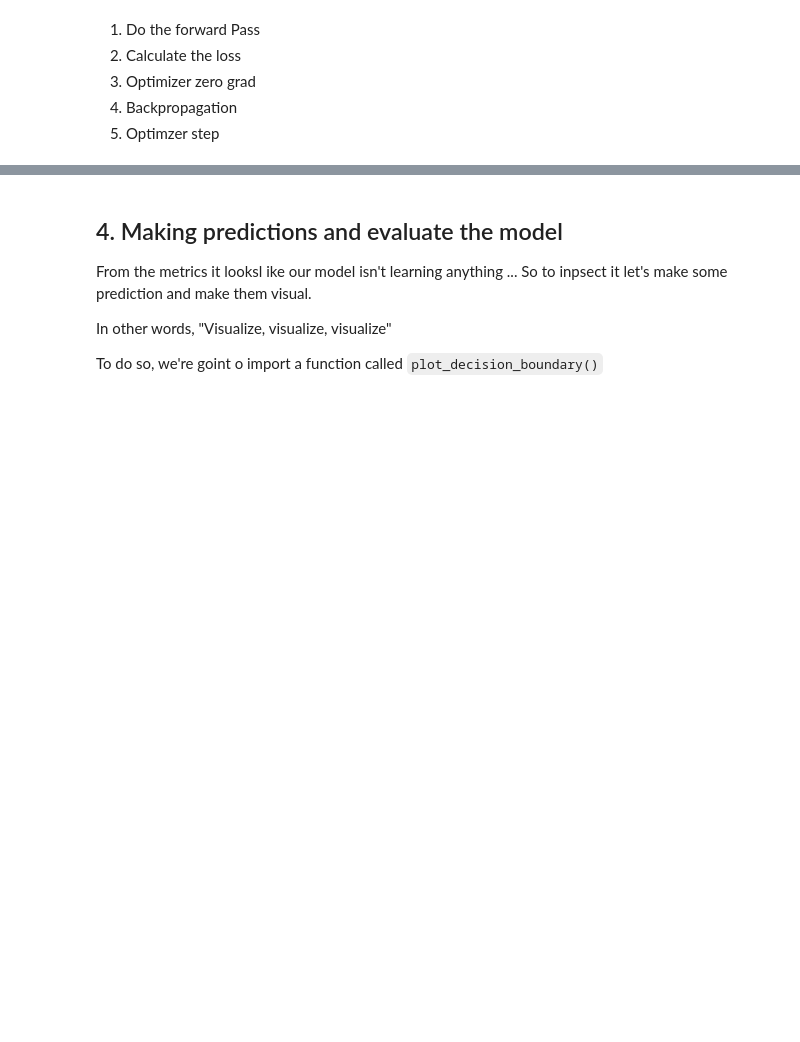
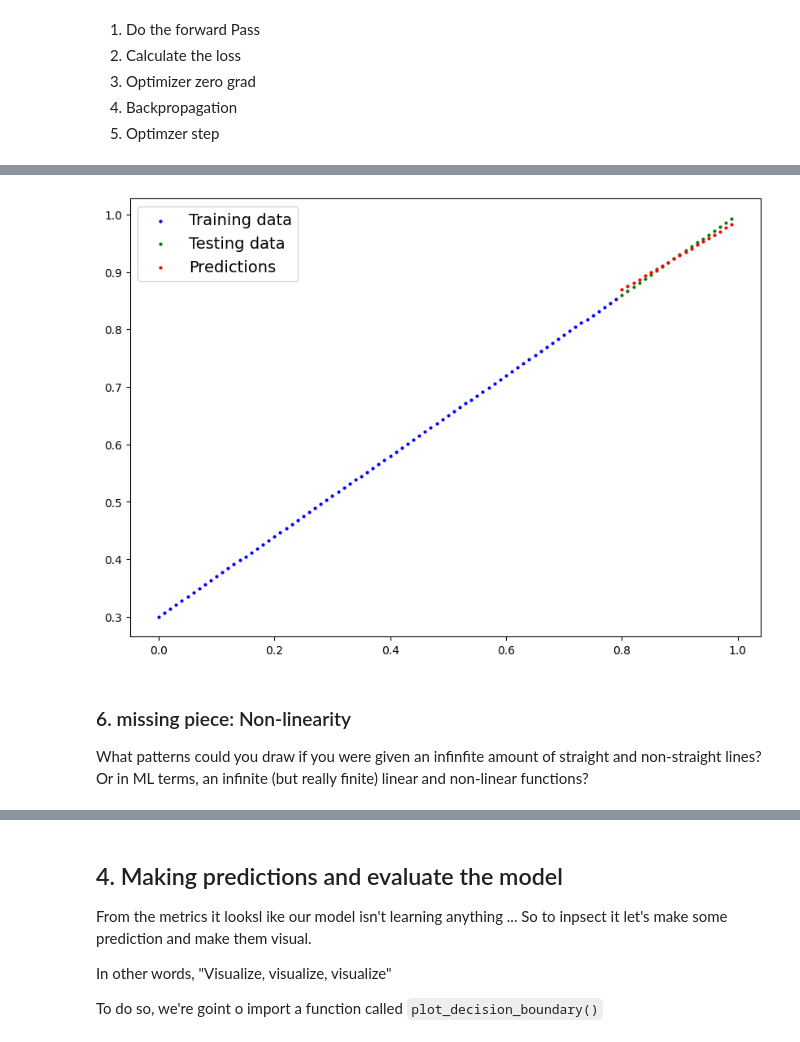
Before and after one commit to samuelj1323/ML_Learning, a Jupyter notebook: 02_pytorch_classification.ipynb, the cells around one changed output, grey strips where cells are left out. Cells and saved outputs as stored; diff of their text form; code cells hidden in the pictures; blank space fills up the shorter version.

```diff
--- a/02_pytorch_classification.ipynb
+++ b/02_pytorch_classification.ipynb
@@ -287,0 +458,32 @@ tensor([1., 0., 1., 0., 1.])
+# %%
+loss_fn = nn.L1Loss()
+optimizer = torch.optim.SGD(params=model_2.parameters(), lr=0.1)
+# %%
+#Train the model
+torch.manual_seed(42)
+torch.cuda.manual_seed(42)
+
+#Set the number of epochs
+epochs = 1000
+
+#Put the data on the target device
+X_train_regression, y_train_regression = X_train_regression.to(device), y_train_regression.to(device)
+X_test_regression, y_test_regression = X_test_regression.to(device), y_test_regression.to(device)
+
+for epoch in range(epochs):
+  model_2.train()
+  y_pred = model_2(X_train_regression)
+  loss = loss_fn(y_pred, y_train_regression)
+  optimizer.zero_grad()
+  loss.backward()
+  optimizer.step()
+
+  #testing
+  model_2.eval()
+  with torch.inference_mode():
+    test_pred = model_2(X_test_regression)
+    test_loss = loss_fn(test_pred, y_test_regression)
+
+    #PRint
+    if epoch % 100 == 0:
+      print(f"Epoch: {epoch} | Loss: {loss: .5f}  | test loss: {test_loss:.5f}")
@@ -287,0 +501,17 @@ tensor([1., 0., 1., 0., 1.])
+# %%
+model_2.eval()
+with torch.inference_mode():
+  plt_preds = model_2(X_test_regression)
+
+#Plot data and predictions
+plot_predictions(train_data=X_train_regression,
+                 train_labels=y_train_regression,
+                 test_data=X_test_regression,
+                 test_labels=y_test_regression,
+                 predictions=plt_preds)
+# %% [output]
+[figure, added]
+# %% [markdown]
+### 6. missing piece: Non-linearity
+What patterns could you draw if you were given an infinfite amount of straight and non-straight lines?
+Or in ML terms, an infinite (but really finite) linear and non-linear functions?
```
Also changed, not shown: parts of 29 cells of this notebook.
